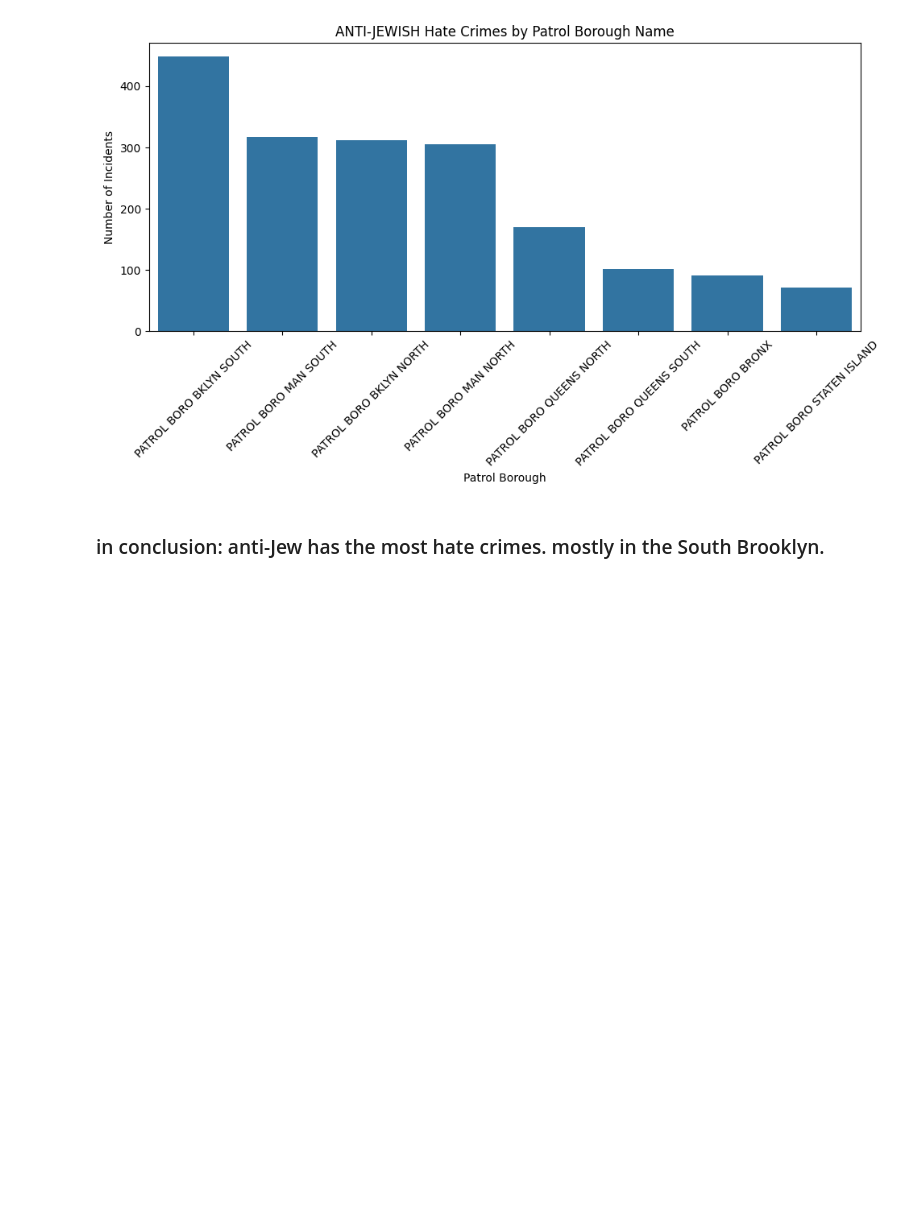
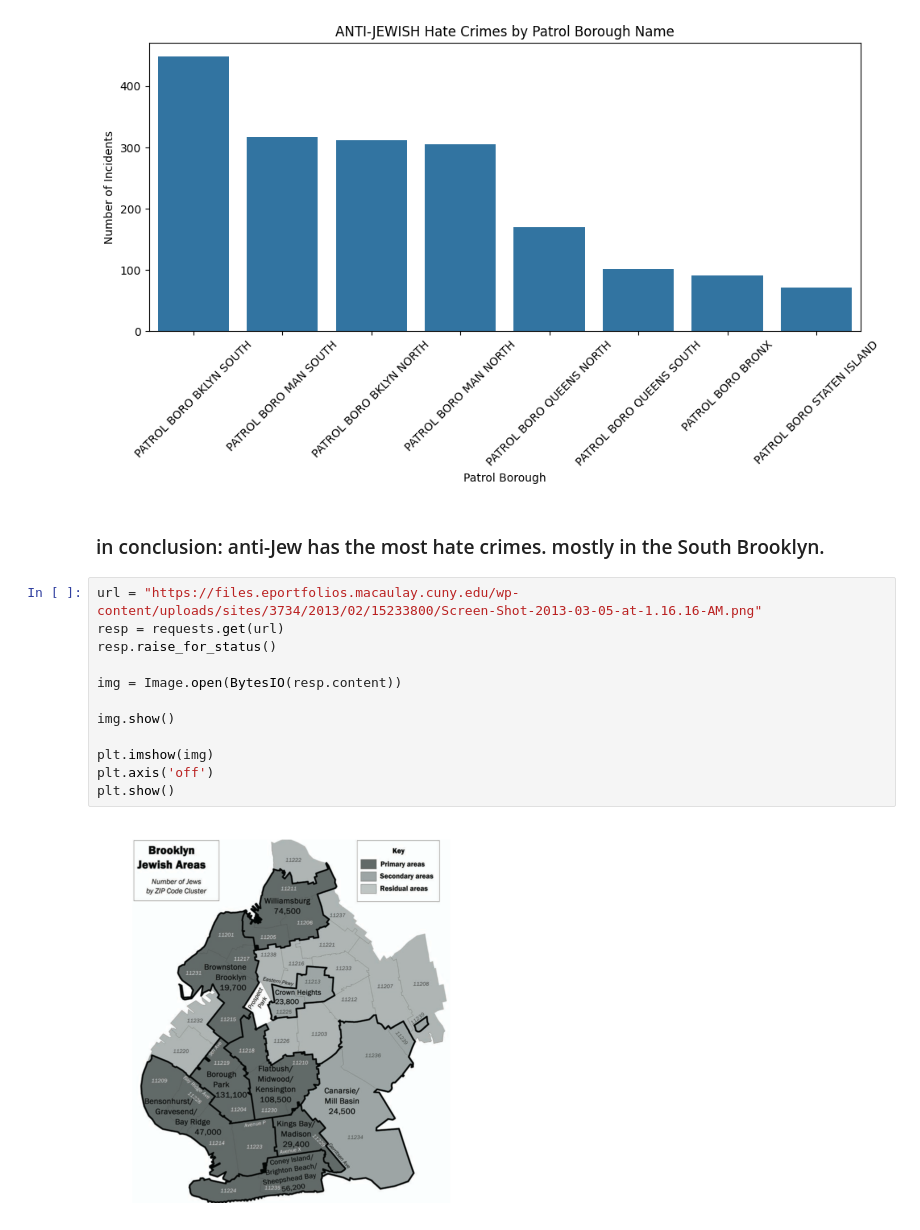
Before and after one commit to madfrantic/helloworld, a Jupyter notebook: project02c.ipynb, the cells around one changed output. Cells and saved outputs as stored; diff of their text form; blank space fills up the shorter version.

```diff
--- a/project02c.ipynb
+++ b/project02c.ipynb
@@ -188,3 +188,17 @@ plt.show()
 [figure]
 # %% [markdown]
 ### in conclusion: anti-Jew has the most hate crimes. mostly in the South Brooklyn.
+# %%
+url = "https://files.eportfolios.macaulay.cuny.edu/wp-content/uploads/sites/3734/2013/02/15233800/Screen-Shot-2013-03-05-at-1.16.16-AM.png"
+resp = requests.get(url)
+resp.raise_for_status()
+
+img = Image.open(BytesIO(resp.content))
+
+img.show()
+
+plt.imshow(img)
+plt.axis('off')
+plt.show()
+# %% [output]
+[figure, added]
```
